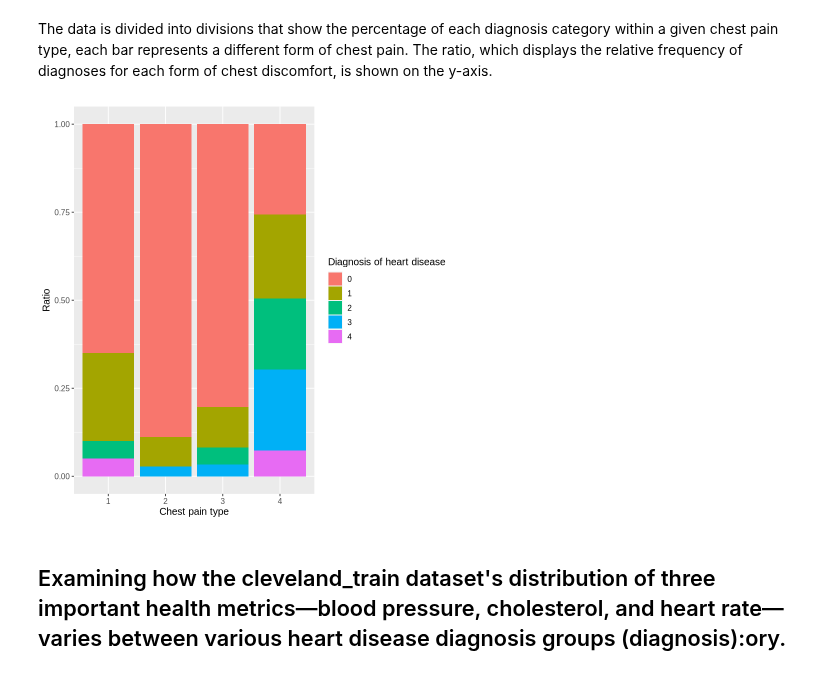
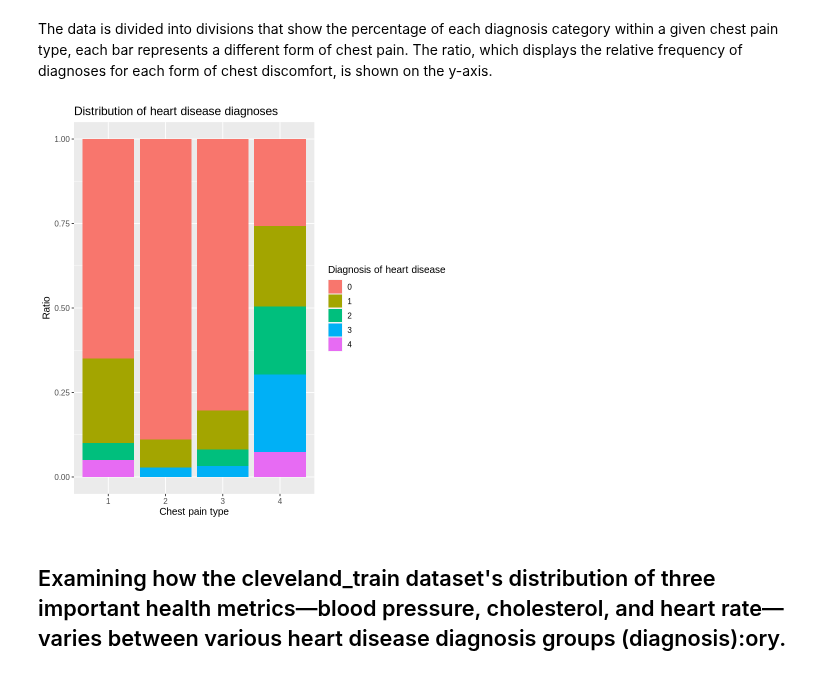
Before and after one commit to Git-Aarya/Heart-Disease-Predictor, a Jupyter notebook: project_proposal_analysis.ipynb, the cells around one changed output. Saved outputs shown, nothing was run; the diff lists cells and outputs as text; code cells hidden in the pictures.

Commit message:
Added titles for each plot

```diff
--- a/project_proposal_analysis.ipynb
+++ b/project_proposal_analysis.ipynb
@@ -213,13 +213,14 @@ The data is divided into divisions that show the percentage of each diagnosis ca
 # %%
 cp_ratio_plot <- ggplot(cleveland_train, aes(x = chest_pain, fill = diagnosis)) +
                 geom_bar(position = "fill") +
                 labs(x = "Chest pain type",
                      y = "Ratio",
-                     fill = "Diagnosis of heart disease") +
+                     fill = "Diagnosis of heart disease",
+                    title = "Distribution of heart disease diagnoses") +
                 theme(text = element_text(size = 12))
 cp_ratio_plot
 # %% [output]
-[figure, old version]
+[figure, new version]
 # %% [markdown]
 ## Examining how the cleveland_train dataset's distribution of three important health metrics—blood pressure, cholesterol, and heart rate—varies between various heart disease diagnosis groups (diagnosis):ory.
 # %% [markdown]
```
Also changed, not shown: parts of 1 cell of this notebook.
